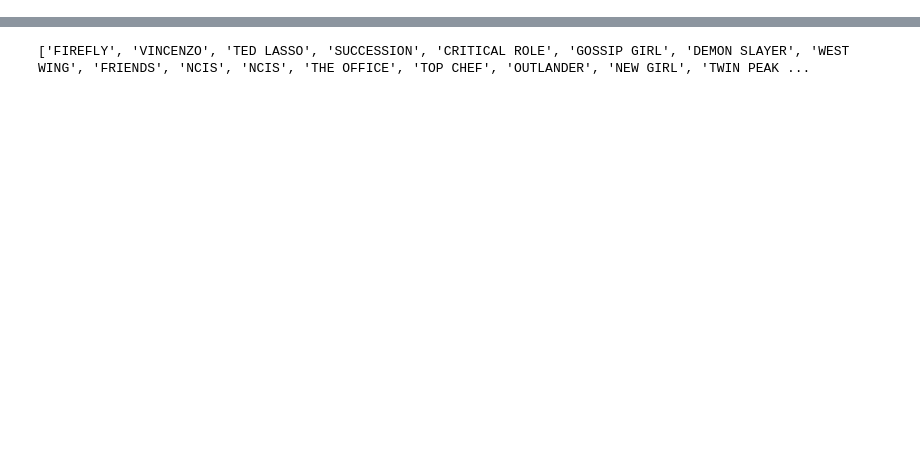
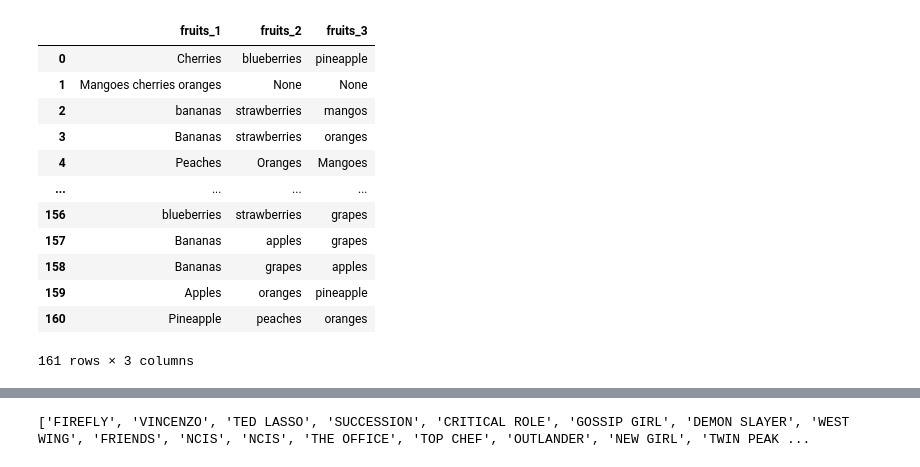
Before and after one commit to PamFernandez/veggie-tales, a Jupyter notebook: data_cleaning.ipynb, the cells around one changed output, grey strips where cells are left out. Cells and saved outputs as stored; diff of their text form; code cells hidden in the pictures; blank space fills up the shorter version.

Commit message:
separated columns and added back to df

```diff
--- a/data_cleaning.ipynb
+++ b/data_cleaning.ipynb
@@ -47,6 +68,6 @@ top_to_eat
 # %%
-survey_df['to_eat_'{i+1}'] = top_to_eat[i]
-survey_df
+# survey_df['to_eat_'{i+1}'] = top_to_eat[i]
+# survey_df
 # %%
 survey_df["tv_show"] = survey_df["tv_show"].str.upper()
 survey_df
@@ -66,0 +88,40 @@ survey_df
+# %%
+drop_list_five = [0,1,2,3,4]
+drop_list_three = [0,1,2]
+
+# SPLIT COLUMNS WITH MULTIPLE SELECTIONS
+survey1_df = to_eat_test = survey_df["to_eat"].str.split(';', expand = True)
+at_home_test = survey_df["at_home"].str.split(';', expand = True)
+at_restaurant_test = survey_df["at_restaurant"].str.split(';', expand = True)
+cook_prep_test = survey_df["cook_prep"].str.split(';', expand = True)
+fruits_test = survey_df["fruits"].str.split(',', expand = True)
+
+# drop any columns that come after our drop list
+top_to_eat = to_eat_test.drop(to_eat_test.columns.difference(drop_list_five), axis = 1)
+top_at_home = at_home_test.drop(at_home_test.columns.difference(drop_list_three), axis = 1)
+top_at_restaurant = at_restaurant_test.drop(at_restaurant_test.columns.difference(drop_list_three), axis = 1)
+top_cook_prep = cook_prep_test.drop(cook_prep_test.columns.difference(drop_list_three), axis = 1)
+top_fruits = fruits_test.drop(fruits_test.columns.difference(drop_list_three), axis = 1)
+
+# rename the new columns
+top_to_eat = top_to_eat.rename(columns = {0:"to_eat_1", 1: "to_eat_2", 2: "to_eat_3", 3: "to_eat_4", 4: "to_eat_5"})
+top_at_home = top_at_home.rename(columns = {0:"at_home_1", 1: "at_home_2", 2: "at_home_3"})
+top_at_restaurant = top_at_restaurant.rename(columns = {0:"at_restaurant_1", 1: "at_restaurant_2", 2: "at_restaurant_3"})
+top_cook_prep = top_cook_prep.rename(columns = {0:"cook_prep_1", 1: "cook_prep_2", 2: "cook_prep_3"})
+top_fruits = top_fruits.rename(columns = {0:"fruits_1", 1: "fruits_2", 2: "fruits_3"})
+# %%
+top_fruits
+# %% [output]
+|  | fruits_1 | fruits_2 | fruits_3 |
+| 0 | Cherries | blueberries | pineapple |
+| 1 | Mangoes cherries oranges | None | None |
+| 2 | bananas | strawberries | mangos |
+| 3 | Bananas | strawberries | oranges |
+| 4 | Peaches | Oranges | Mangoes |
+| ... | ... | ... | ... |
+| 156 | blueberries | strawberries | grapes |
+| 157 | Bananas | apples | grapes |
+| 158 | Bananas | grapes | apples |
+| 159 | Apples | oranges | pineapple |
+| 160 | Pineapple | peaches | oranges |
+161 rows × 3 columns
```
Also changed, not shown: parts of 5 cells of this notebook.
